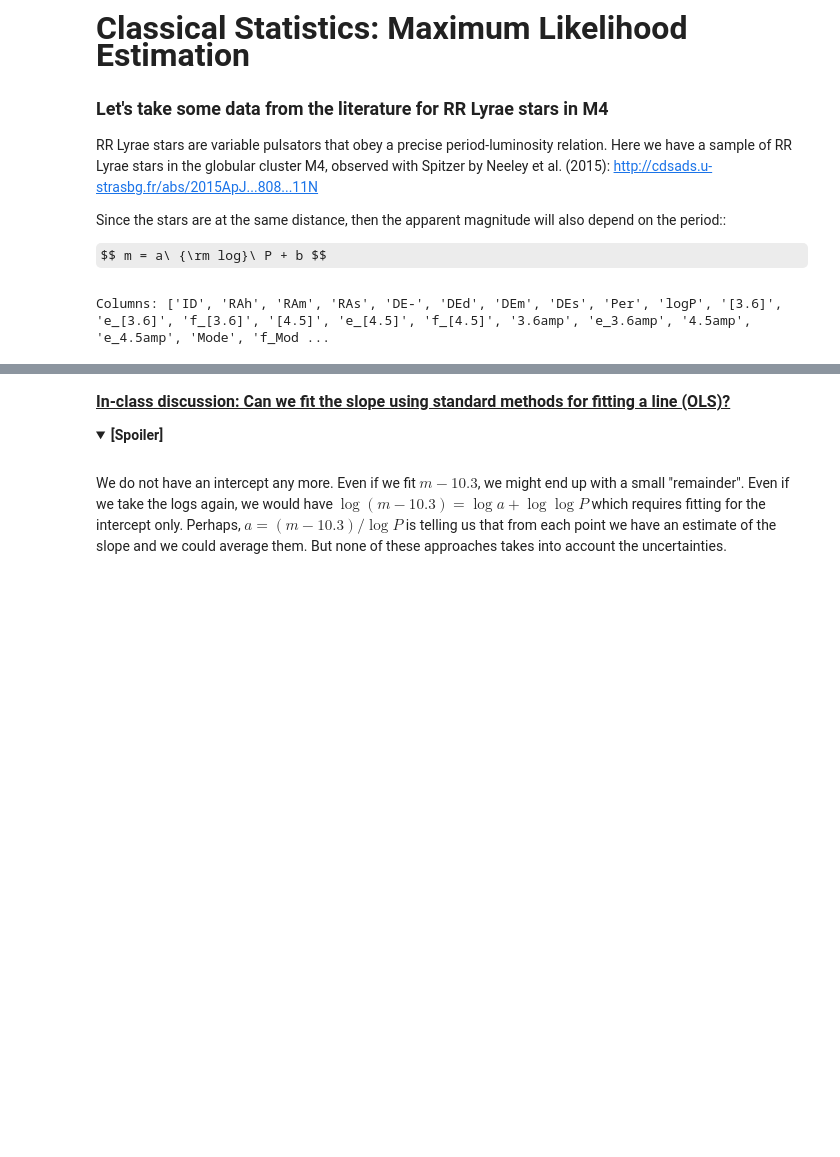
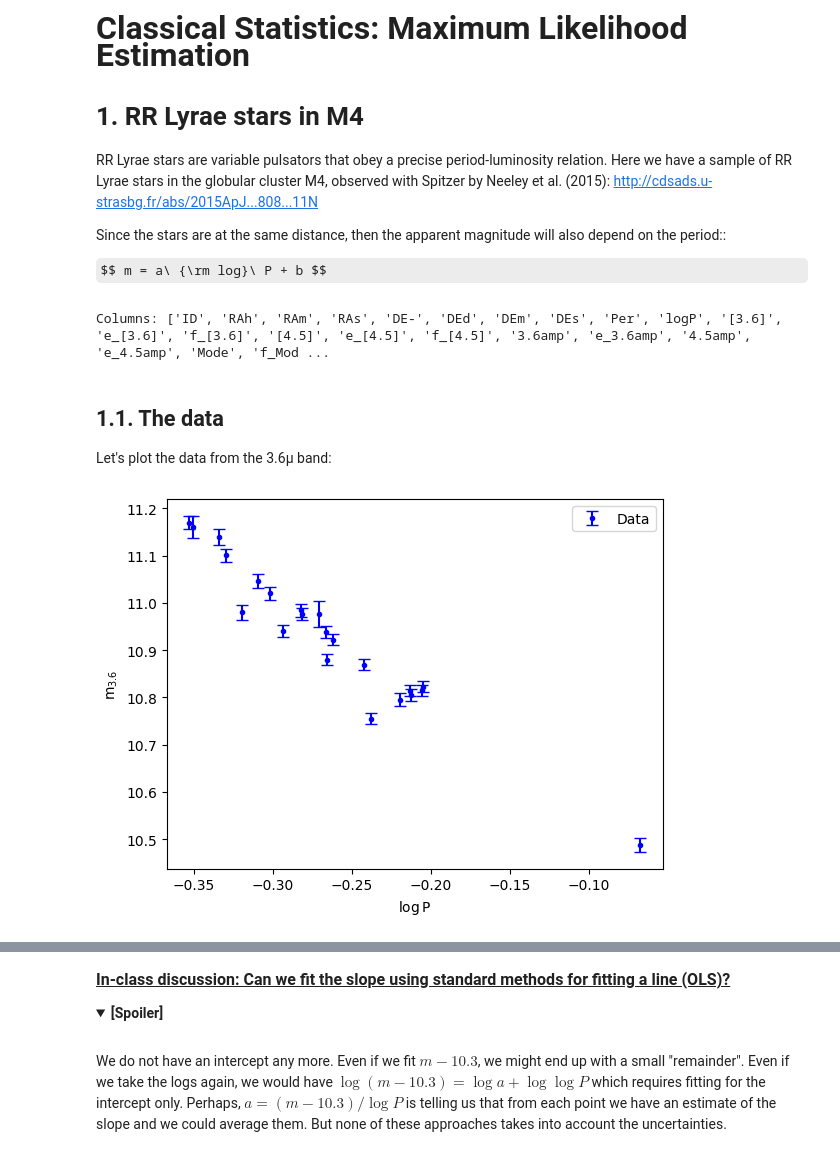
Before and after one commit to astrostatistics-in-crete/2024_summer_school, a Jupyter notebook: 04_MLE/MLE_AnswerKey.ipynb, the cells around one changed output, grey strips where cells are left out. Drawn from its saved outputs; the diff is of its cells as text; code cells hidden in the pictures; folded sections open; some formulas as TeX source; blank space fills up the shorter version.

```diff
--- a/04_MLE/MLE_AnswerKey.ipynb
+++ b/04_MLE/MLE_AnswerKey.ipynb
@@ -5,7 +5,7 @@ display(HTML("<style>.container { width:100% !important; }</style>"))
 <font size=6>**Classical Statistics: Maximum Likelihood Estimation**</font>
 
 
-### Let's take some data from the literature for RR Lyrae stars in M4
+# 1. RR Lyrae stars in M4
 
 RR Lyrae stars are variable pulsators that obey a precise period-luminosity relation. Here we have a sample of RR Lyrae stars in the globular cluster M4, observed with Spitzer by Neeley et al. (2015): http://cdsads.u-strasbg.fr/abs/2015ApJ...808...11N
 
@@ -29,3 +29,18 @@ logP, m36, e_m36 = RR_lyrae["logP"], RR_lyrae['[3.6]'], RR_lyrae['e_[3.6]']
 logP, m36, e_m36 = logP[~m36.mask], m36[~m36.mask], e_m36[~m36.mask]
 # %% [output]
 Columns: ['ID', 'RAh', 'RAm', 'RAs', 'DE-', 'DEd', 'DEm', 'DEs', 'Per', 'logP', '[3.6]', 'e_[3.6]', 'f_[3.6]', '[4.5]', 'e_[4.5]', 'f_[4.5]', '3.6amp', 'e_3.6amp', '4.5amp', 'e_4.5amp', 'Mode', 'f_Mod ...
+# %% [markdown]
+## 1.1. The data
+
+Let's plot the data from the 3.6μ band:
+# %%
+xx = np.linspace(np.min(logP), np.max(logP), 40)
+
+plt.figure()
+plt.errorbar(logP, m36, yerr=e_m36, fmt="b.", capsize=4, label="Data")
+plt.legend(loc="upper right")
+plt.xlabel(r"$\log P$")
+plt.ylabel(r"$m_{3.6}$")
+plt.show()
+# %% [output]
+[figure, added]
```
Also changed, not shown: parts of 18 cells of this notebook.
